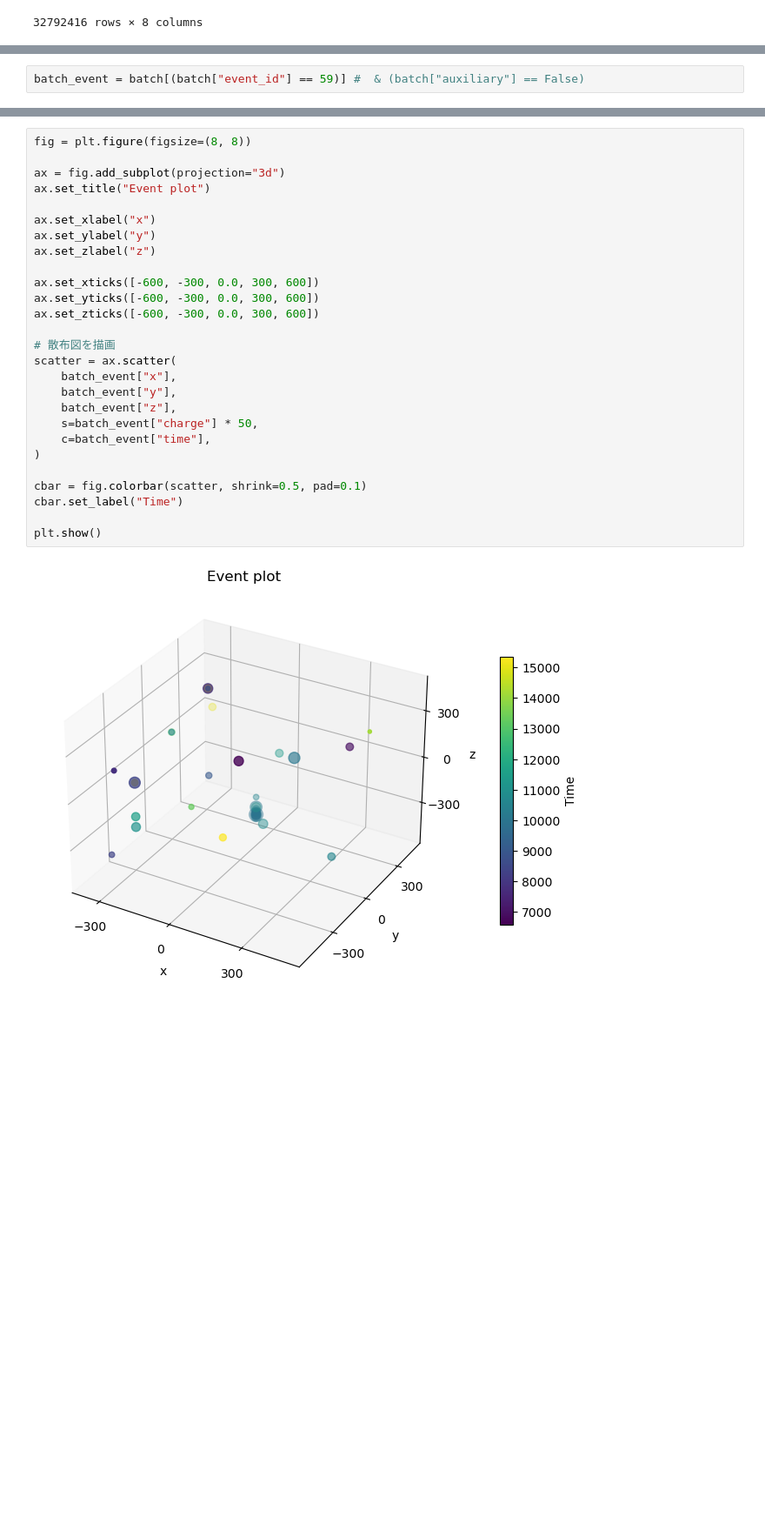
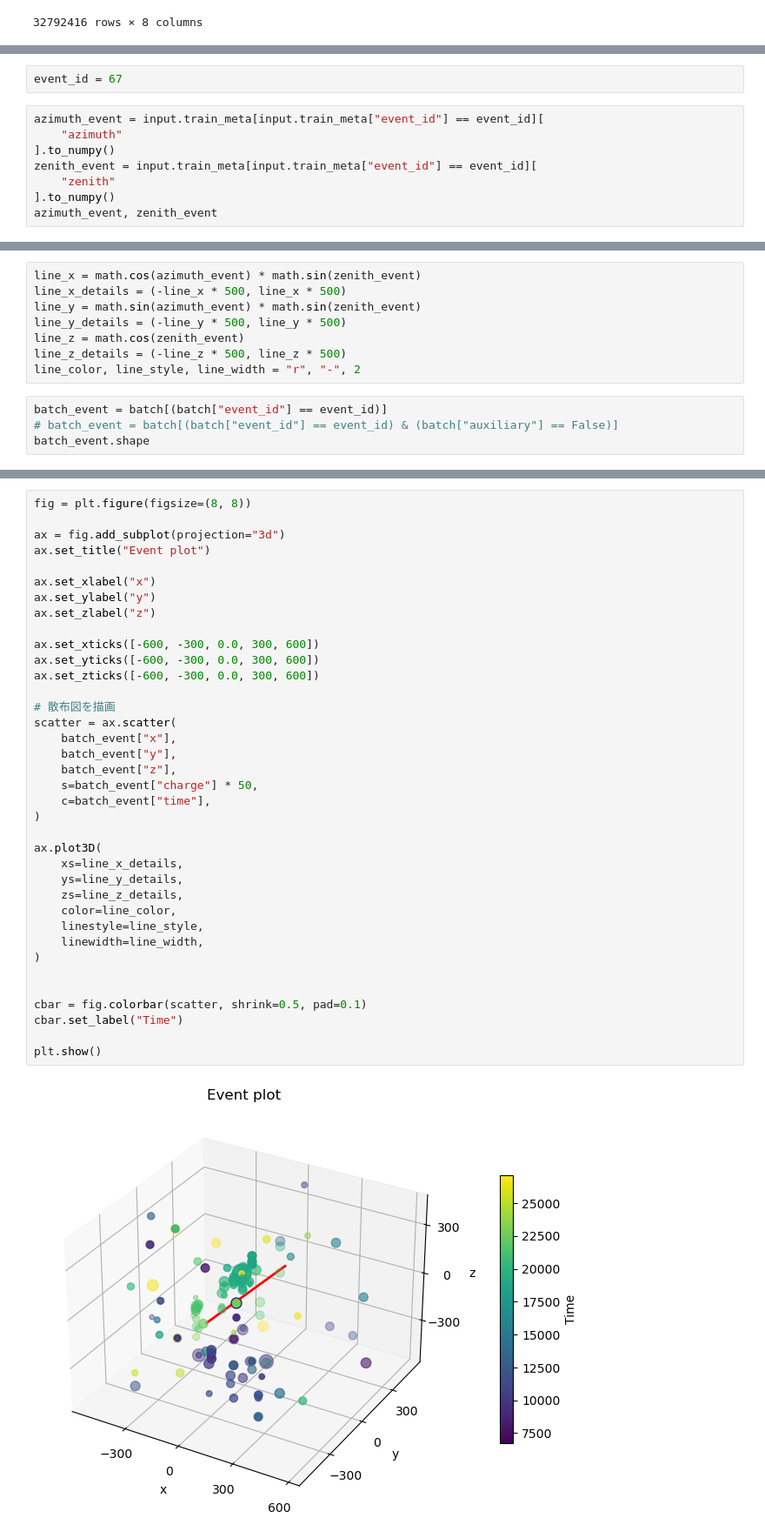
Before and after one commit to IMOKURI/kaggle-ice-cube, a Jupyter notebook: notebook/EDA.ipynb, the cells around one changed output, grey strips where cells are left out. Shown: that part at 87% size. Saved outputs shown, nothing was run; the diff lists cells and outputs as text; blank space fills up the shorter version.

```diff
--- a/notebook/EDA.ipynb
+++ b/notebook/EDA.ipynb
@@ -185,0 +239,10 @@ batch
+# %%
+event_id = 67
+# %%
+azimuth_event = input.train_meta[input.train_meta["event_id"] == event_id][
+    "azimuth"
+].to_numpy()
+zenith_event = input.train_meta[input.train_meta["event_id"] == event_id][
+    "zenith"
+].to_numpy()
+azimuth_event, zenith_event
@@ -186,2 +251,12 @@ batch
+# %%
+line_x = math.cos(azimuth_event) * math.sin(zenith_event)
+line_x_details = (-line_x * 500, line_x * 500)
+line_y = math.sin(azimuth_event) * math.sin(zenith_event)
+line_y_details = (-line_y * 500, line_y * 500)
+line_z = math.cos(zenith_event)
+line_z_details = (-line_z * 500, line_z * 500)
+line_color, line_style, line_width = "r", "-", 2
 # %%
-batch_event = batch[(batch["event_id"] == 59)] #  & (batch["auxiliary"] == False)
+batch_event = batch[(batch["event_id"] == event_id)]
+# batch_event = batch[(batch["event_id"] == event_id) & (batch["auxiliary"] == False)]
+batch_event.shape
@@ -203,29 +280,39 @@ Name: auxiliary, dtype: int64
 # %%
 fig = plt.figure(figsize=(8, 8))
 
 ax = fig.add_subplot(projection="3d")
 ax.set_title("Event plot")
 
 ax.set_xlabel("x")
 ax.set_ylabel("y")
 ax.set_zlabel("z")
 
 ax.set_xticks([-600, -300, 0.0, 300, 600])
 ax.set_yticks([-600, -300, 0.0, 300, 600])
 ax.set_zticks([-600, -300, 0.0, 300, 600])
 
 # 散布図を描画
 scatter = ax.scatter(
     batch_event["x"],
     batch_event["y"],
     batch_event["z"],
     s=batch_event["charge"] * 50,
     c=batch_event["time"],
 )
 
+ax.plot3D(
+    xs=line_x_details,
+    ys=line_y_details,
+    zs=line_z_details,
+    color=line_color,
+    linestyle=line_style,
+    linewidth=line_width,
+)
+
+
 cbar = fig.colorbar(scatter, shrink=0.5, pad=0.1)
 cbar.set_label("Time")
 
 plt.show()
 # %% [output]
-[figure, old version]
+[figure, new version]
```
Also changed, not shown: parts of 28 cells of this notebook, 8 other files.
